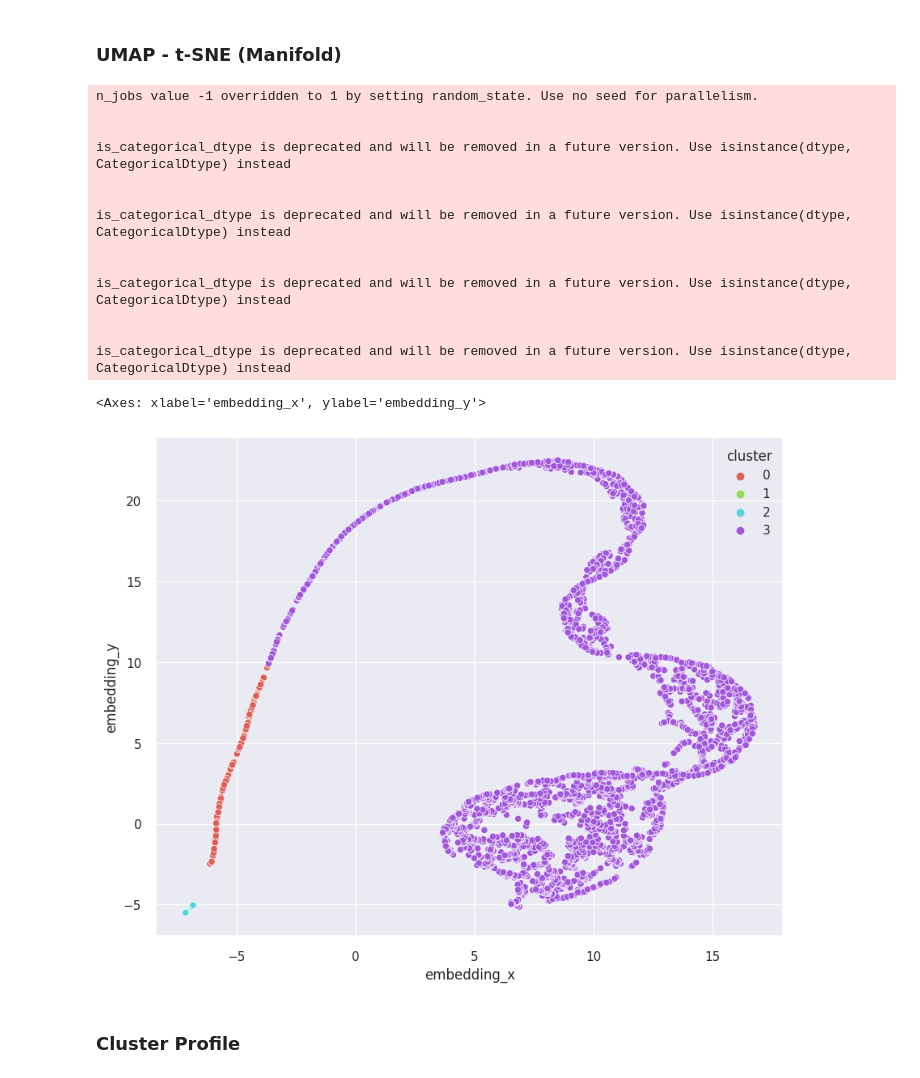
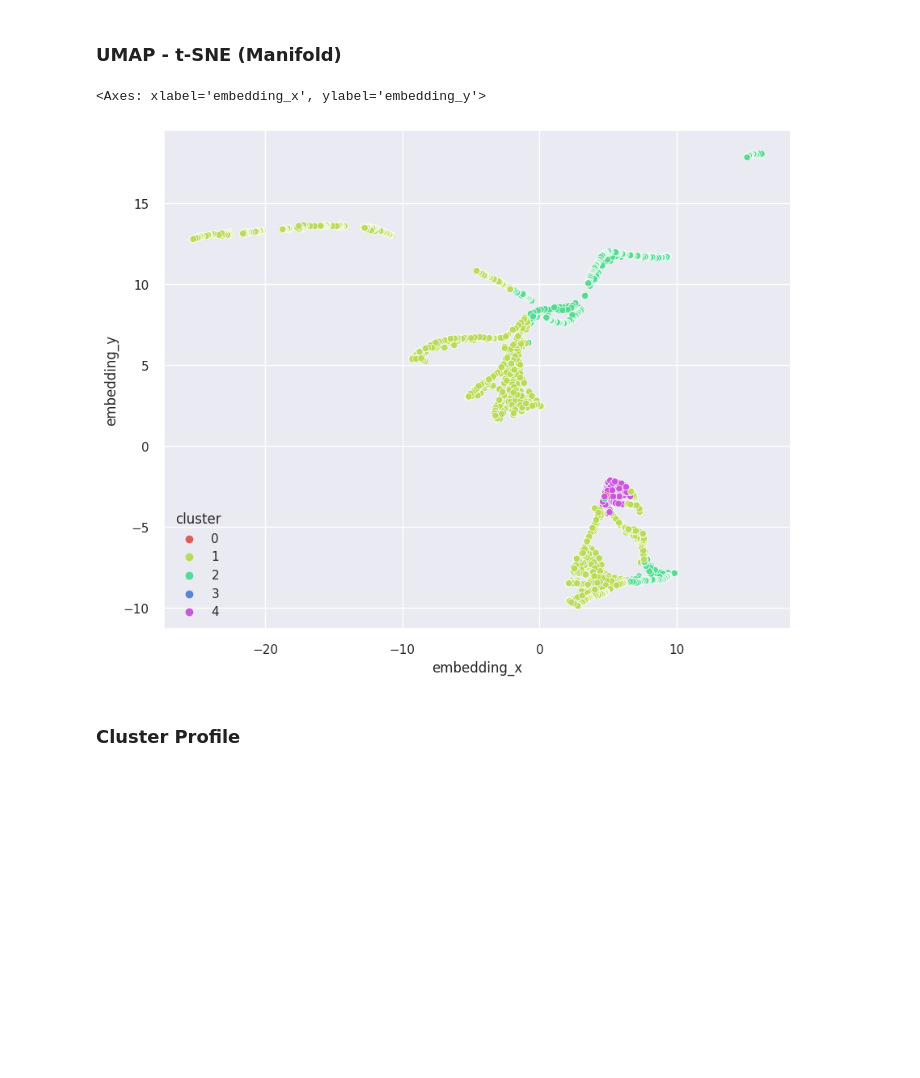
Before and after one commit to natan-matos/ds-clustering, a Jupyter notebook: notebooks/06-nm-data-analysis.ipynb, the cells around one changed output. Drawn from its saved outputs; the diff is of its cells as text; code cells hidden in the pictures; blank space fills up the shorter version.

```diff
--- a/notebooks/06-nm-data-analysis.ipynb
+++ b/notebooks/06-nm-data-analysis.ipynb
@@ -328,8 +381,8 @@ df_ref = pd.merge(df_ref, avg_ticket, on='customer_id', how='left')
 # %% [markdown]
 # 7.0 Hyperparameter Fine-Tunning
 # %%
-df2 = df_ref.copy()
-X = df2.drop( columns=['customer_id'] )
+df4 = df3.copy()
+X = df4.drop( columns=['customer_id'] )
 # %%
 cluster = [2, 3, 4, 5, 6, 7, 8, 9, 10]
 # %% [markdown]
@@ -389,7 +442,7 @@ plt.show()
 # 8.0 Machine Learnign Modeling
 # %%
 # model definition
-k = 4
+k = 5
 kmeans = KMeans(init='random', n_clusters=k, n_init=10, max_iter=300, random_state=42)
 
 # model trainig
@@ -420,11 +473,11 @@ SS Value: 0.9493720768936347
 # %% [markdown]
 # 9.0 Cluster Analysis
 # %%
-df3 = df_ref.copy()
-df3['cluster'] = labels
+df5 = df_ref.copy()
+df5['cluster'] = labels
 # %% [markdown]
 ### 2D Plot
 # %%
-df_viz = df3.drop(columns='customer_id', axis=1)
+df_viz = df5.drop(columns='customer_id', axis=1)
 sns.pairplot(df_viz, hue='cluster')
 # %% [output]
@@ -473,35 +508,22 @@ X does not have valid feature names, but KMeans was fitted with feature names
 # %% [markdown]
 ### UMAP - t-SNE (Manifold)
 # %%
-reducer = umap.UMAP( n_neighbors=20, random_state=42 )
+reducer = umap.UMAP( n_neighbors=80, random_state=42 )
 embedding = reducer.fit_transform( X )
 
 # embedding
 df_viz['embedding_x'] = embedding[:, 0]
 df_viz['embedding_y'] = embedding[:, 1]
 
 # plot UMAP
 plt.figure(figsize=(10,8))
 sns.scatterplot(x='embedding_x', y='embedding_y',
                 data=df_viz,
                 hue='cluster',
                 palette=sns.color_palette( 'hls', n_colors=len(df_viz['cluster'].unique())))
 # %% [output]
-n_jobs value -1 overridden to 1 by setting random_state. Use no seed for parallelism.
-
-
-is_categorical_dtype is deprecated and will be removed in a future version. Use isinstance(dtype, CategoricalDtype) instead
-
-
-is_categorical_dtype is deprecated and will be removed in a future version. Use isinstance(dtype, CategoricalDtype) instead
-
-
-is_categorical_dtype is deprecated and will be removed in a future version. Use isinstance(dtype, CategoricalDtype) instead
-
-
-is_categorical_dtype is deprecated and will be removed in a future version. Use isinstance(dtype, CategoricalDtype) instead
+<Axes: xlabel='embedding_x', ylabel='embedding_y'>
-<Axes: xlabel='embedding_x', ylabel='embedding_y'>
-[figure, old version]
+[figure, new version]
 # %% [markdown]
 ### Cluster Profile
 # %%
```
Also changed, not shown: parts of 21 cells of this notebook.
